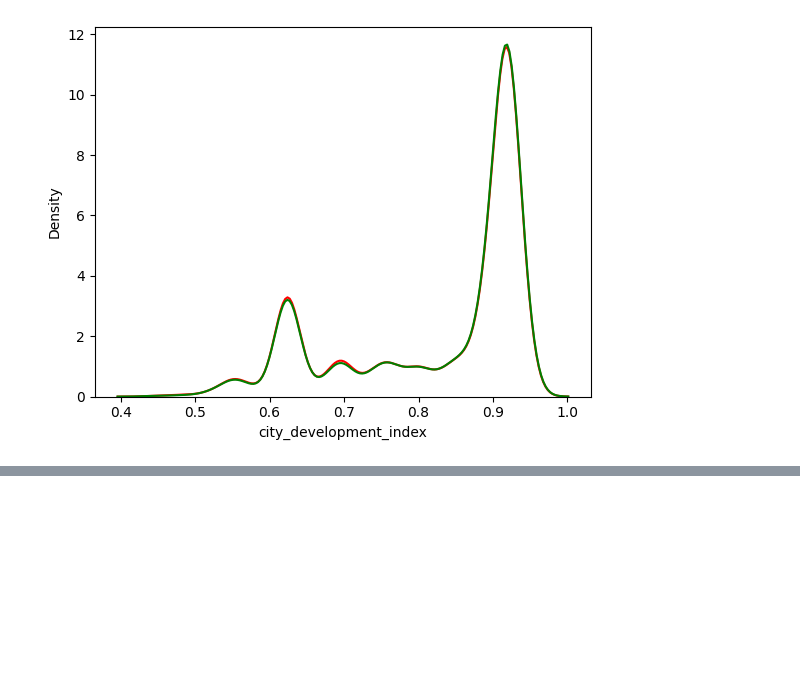
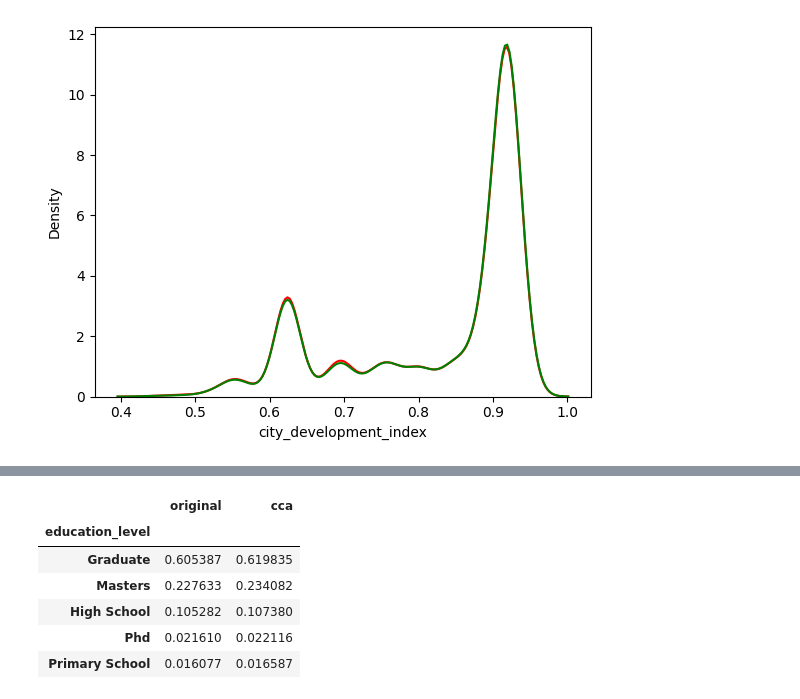
Before and after one commit to AnkanX2005/Handling_missing_values, a Jupyter notebook: cca.ipynb, the cells around one changed output, grey strips where cells are left out. Cells and saved outputs as stored; diff of their text form; code cells hidden in the pictures; blank space fills up the shorter version.

```diff
--- a/cca.ipynb
+++ b/cca.ipynb
@@ -72,0 +93,22 @@ sns.kdeplot(new_df['city_development_index'], color = 'green')
+# %%
+temp = pd.concat([
+            # percentage of observations per category, original data
+            df['education_level'].value_counts() / len(df),
+
+            # percentage of observations per category, cca data
+            new_df['education_level'].value_counts() / len(new_df)
+        ],
+        axis=1)
+
+# add column names
+temp.columns = ['original', 'cca']
+
+temp
+# %% [output]
+|  | original | cca |
+| education_level |  |  |
+| Graduate | 0.605387 | 0.619835 |
+| Masters | 0.227633 | 0.234082 |
+| High School | 0.105282 | 0.107380 |
+| Phd | 0.021610 | 0.022116 |
+| Primary School | 0.016077 | 0.016587 |
```
Also changed, not shown: parts of 1 cell of this notebook.
